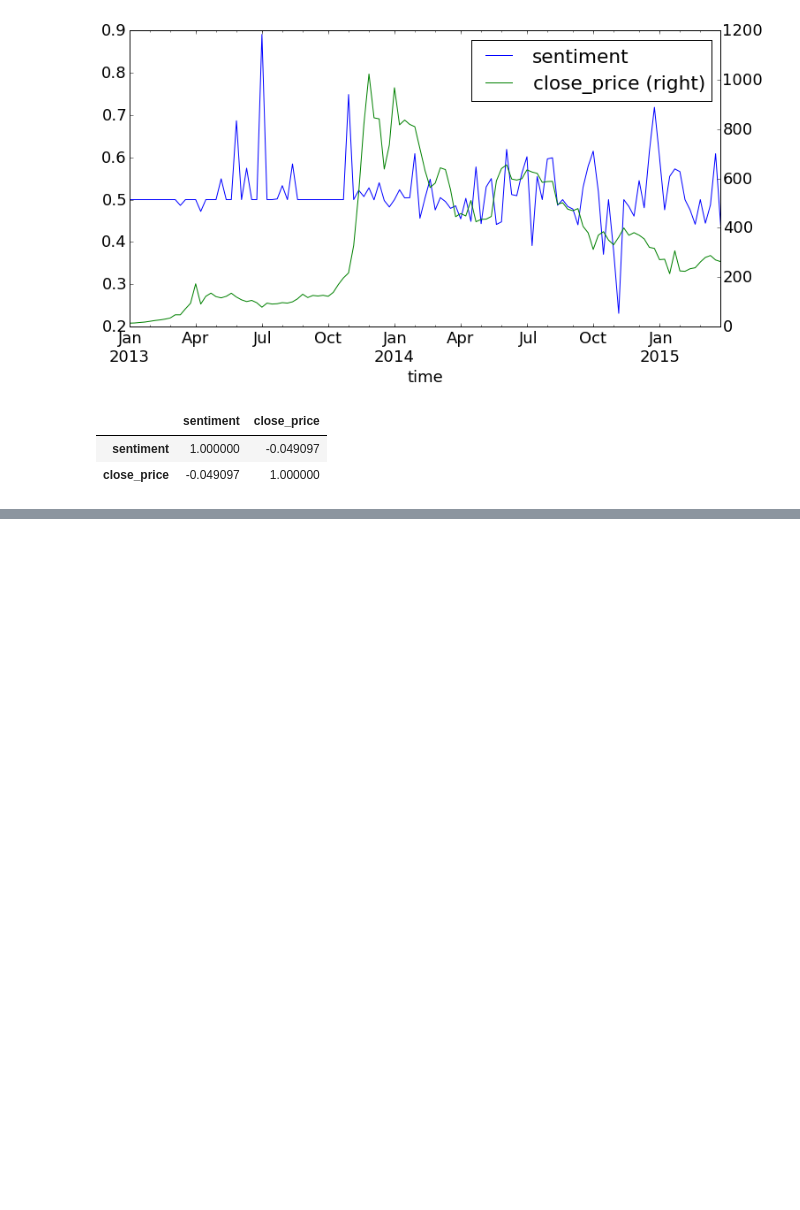
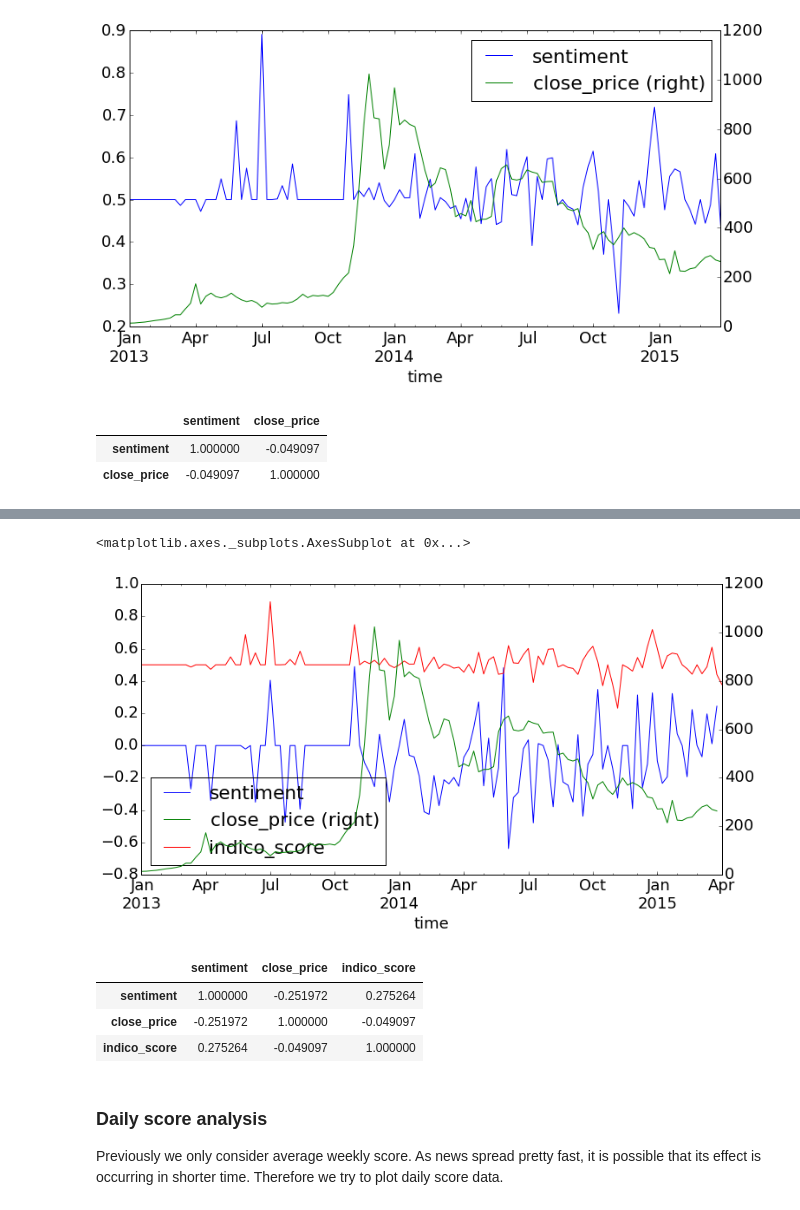
Before and after one commit to yyl/btc-price-analysis, a Jupyter notebook: notes/news_prediction.ipynb, the cells around one changed output, grey strips where cells are left out. Drawn from its saved outputs; the diff is of its cells as text; code cells hidden in the pictures; blank space fills up the shorter version.

```diff
--- a/notes/news_prediction.ipynb
+++ b/notes/news_prediction.ipynb
@@ -89,0 +170,3 @@ trend_bpi.corr()
+# %%
+merged_data = pd.merge(alchemy_bpi, weekly_score, how='right', left_index=True, right_index=True)
+merged_data.head()
@@ -89,0 +181,16 @@ trend_bpi.corr()
+# %%
+merged_data.plot(secondary_y='close_price')
+# %% [output]
+<matplotlib.axes._subplots.AxesSubplot at 0x...>
+[figure, added]
+# %%
+merged_data.corr()
+# %% [output]
+|  | sentiment | close_price | indico_score |
+| sentiment | 1.000000 | -0.251972 | 0.275264 |
+| close_price | -0.251972 | 1.000000 | -0.049097 |
+| indico_score | 0.275264 | -0.049097 | 1.000000 |
+# %% [markdown]
+### Daily score analysis
+
+Previously we only consider average weekly score. As news spread pretty fast, it is possible that its effect is occurring in shorter time. Therefore we try to plot daily score data.
```
Also changed, not shown: parts of 30 cells of this notebook, 4 other files.
